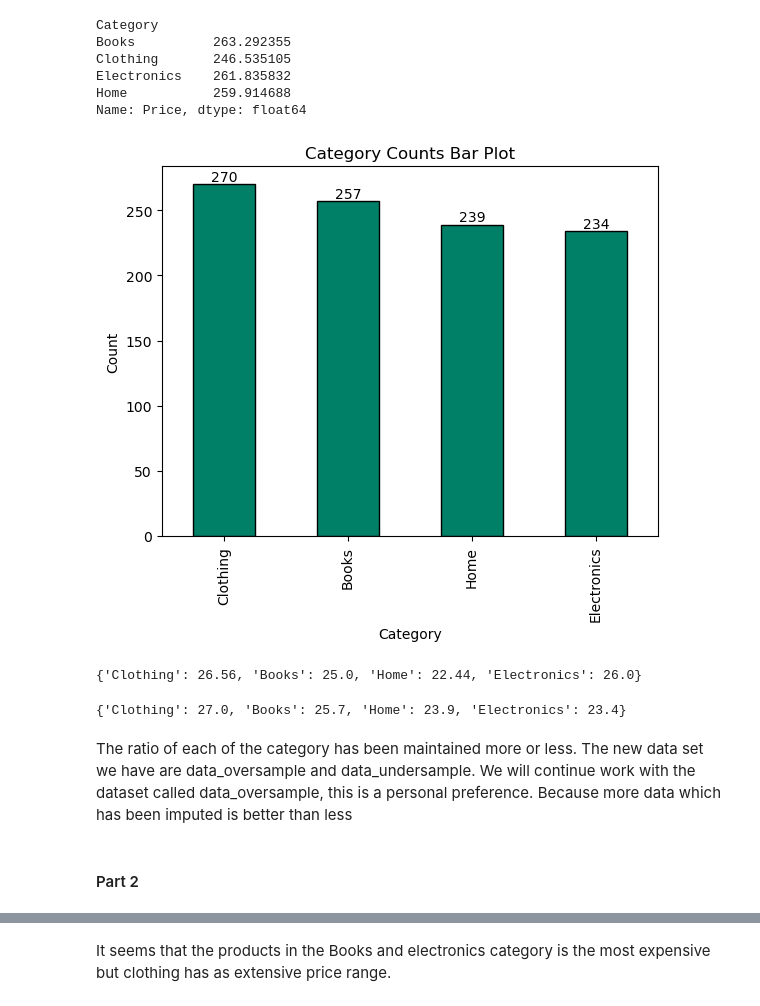
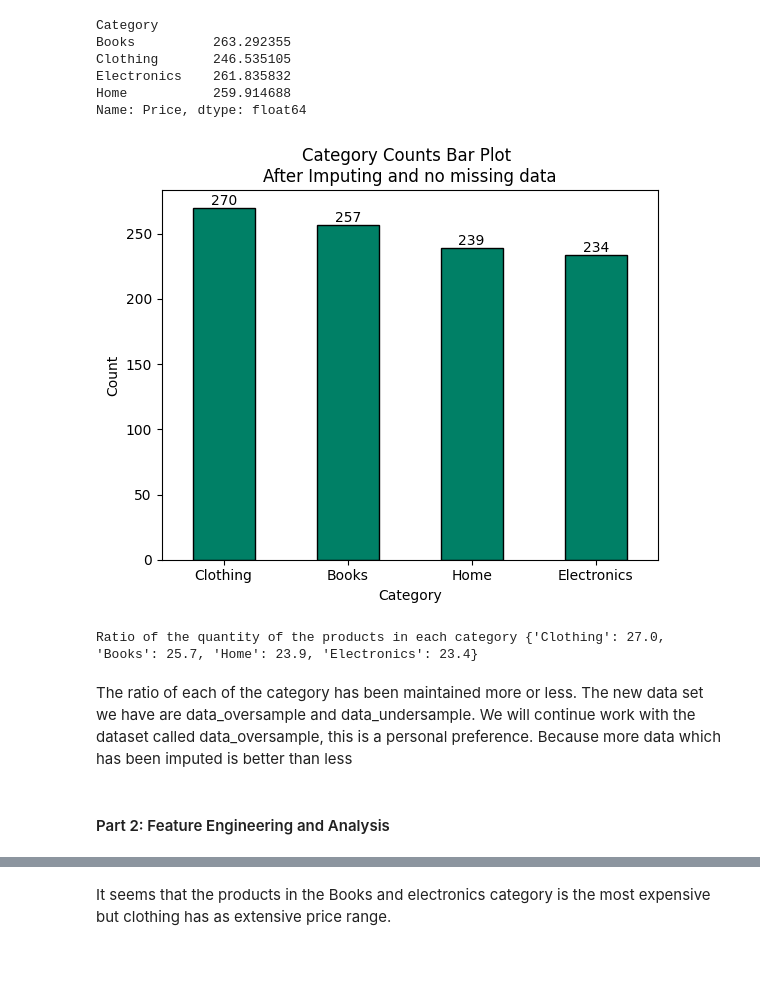
Before and after one commit to afsarahannan/AI_Assignments, a Jupyter notebook: Assignment_2.ipynb, the cells around one changed output, grey strips where cells are left out. Cells and saved outputs as stored; diff of their text form; code cells hidden in the pictures; blank space fills up the shorter version.

Commit message:
Part 3 and 4 complete

```diff
--- a/Assignment_2.ipynb
+++ b/Assignment_2.ipynb
@@ -172,34 +181,31 @@ data_oversample['Price'] = np.where((data_oversample['Price'].isna()) & (data_ov
 # %%
 category_counts = data_oversample['Category'].value_counts()
 ax = category_counts.plot(kind='bar', colormap='summer', edgecolor = "black")
 
 plt.xlabel('Category')
 plt.ylabel('Count')
-plt.title('Category Counts Bar Plot')
+plt.title('Category Counts Bar Plot \nAfter Imputing and no missing data')
+plt.xticks(rotation = 0)
 
 for index, value in enumerate(category_counts):
     ax.text(index, value, str(value), ha='center', va='bottom')
 plt.show()
+
+category_counts_new = data_oversample['Category'].value_counts()
+quantity_ratio_category_new = {
+    "Clothing": round((category_counts_new["Clothing"] / category_counts_new.sum()) * 100, 2),
+    "Books": round((category_counts_new["Books"] / category_counts_new.sum()) * 100, 2),
+    "Home": round((category_counts_new["Home"] / category_counts_new.sum()) * 100, 2),
+    "Electronics": round((category_counts_new["Electronics"] / category_counts_new.sum()) * 100, 2)
+}
+
+
+print(f"Ratio of the quantity of the products in each category {quantity_ratio_category_new}")
 # %% [output]
-[figure, old version]
+[figure, new version]
+Ratio of the quantity of the products in each category {'Clothing': 27.0, 'Books': 25.7, 'Home': 23.9, 'Electronics': 23.4}
-# %%
-quantity_ratio_category
-# %% [output]
-{'Clothing': 26.56, 'Books': 25.0, 'Home': 22.44, 'Electronics': 26.0}
-# %%
-category_counts_new = data_oversample['Category'].value_counts()
-quantity_ratio_category_new = {
-    "Clothing": round((category_counts_new["Clothing"] / category_counts_new.sum()) * 100, 2),
-    "Books": round((category_counts_new["Books"] / category_counts_new.sum()) * 100, 2),
-    "Home": round((category_counts_new["Home"] / category_counts_new.sum()) * 100, 2),
-    "Electronics": round((category_counts_new["Electronics"] / category_counts_new.sum()) * 100, 2)
-}
-
-quantity_ratio_category_new
-# %% [output]
-{'Clothing': 27.0, 'Books': 25.7, 'Home': 23.9, 'Electronics': 23.4}
 # %% [markdown]
 The ratio of each of the category has been maintained more or less. The new data set we have are data_oversample and data_undersample. We will continue work with the dataset called data_oversample, this is a personal preference. Because more data which has been imputed is better than less
 # %% [markdown]
-#### Part 2
+#### Part 2: Feature Engineering and Analysis
 # %%
```
Also changed, not shown: parts of 46 cells of this notebook, 1 other file.
